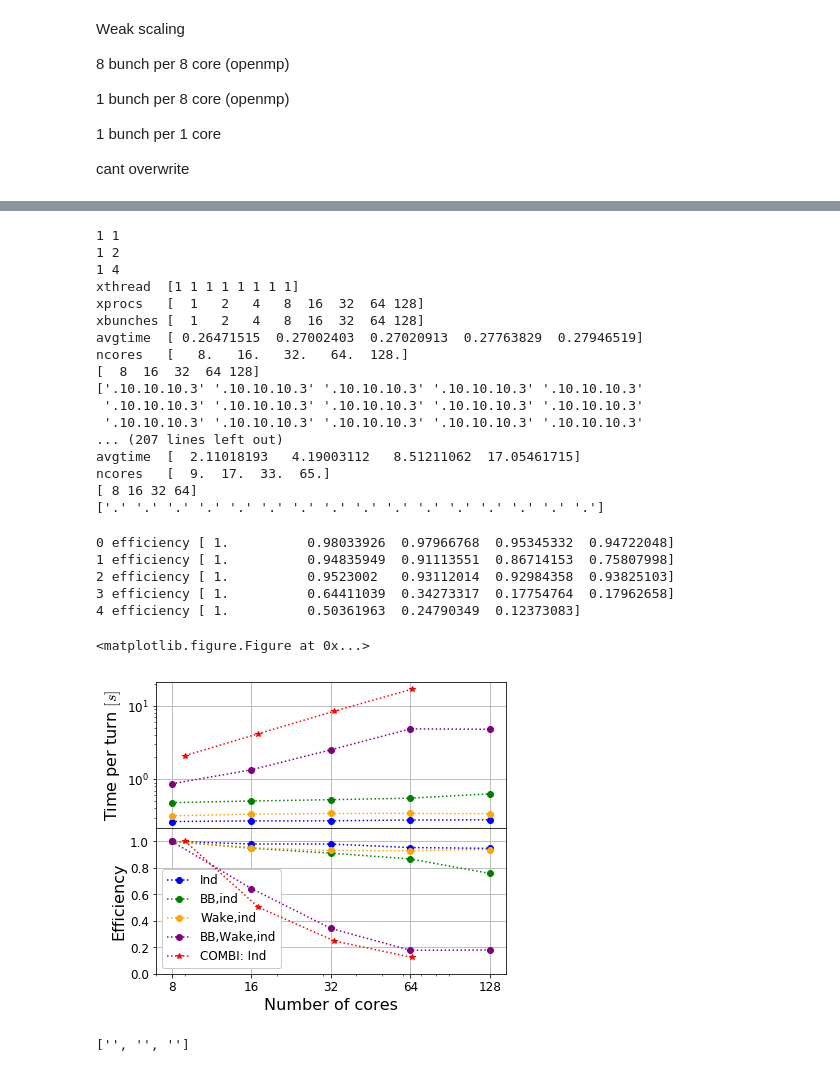
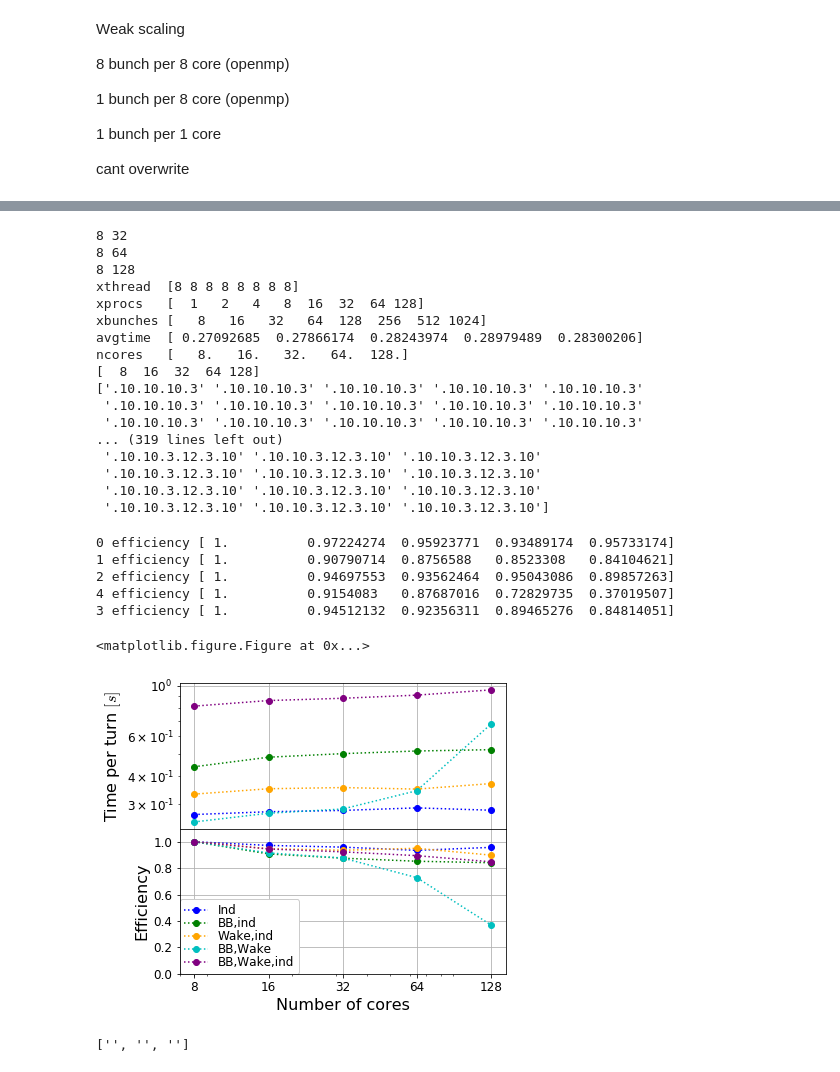
Before and after one commit to sondrevf/Ipython_Cern, a Jupyter notebook: 02_COMBIp/PlotCOMBIp_timing.ipynb, the cells around one changed output, grey strips where cells are left out. Saved outputs shown, nothing was run; the diff lists cells and outputs as text; code cells hidden in the pictures.

```diff
--- a/02_COMBIp/PlotCOMBIp_timing.ipynb
+++ b/02_COMBIp/PlotCOMBIp_timing.ipynb
@@ -135,9 +140,9 @@ for method in [1,2,3]:
         elif study==2:
             xprocs = np.array([1,2,3,4,5,6,7,8,9,10,  20,20,20,20,20,20,20,20,20])
             xthread =np.array([1,1,1,1,1,1,1,1,1,1,    1,2 ,3 ,4 ,5 ,6 ,8 ,10,12])
-        elif study==4:
+        elif study==4 or study==5:
             nmpi=4
-            if j==2:
+            if j==2 or study==5:
                 xprocs = np.array([1,2,3,4,5,6,7,8,9,10,  20,20,20,20,20,20,20,20,20])
                 xthread =np.array([1,1,1,1,1,1,1,1,1,1,    1,2 ,3 ,4 ,5 ,6 ,8 ,10,12])
 
@@ -156,9 +161,9 @@ for method in [1,2,3]:
             elif study==2:
                 xprocs = np.array([1,2,3,4,5,6,7,8,10,12,16,  16,16,16,16,16,16,16,16,16,16])
                 xthread =np.array([1,1,1,1,1,1,1,1,1 ,1 ,1 ,  1 ,2 ,3 ,4 ,5 ,6 ,8 ,10,12,16])
-            elif study==4:
+            elif study==4 or study==5:
                 nmpi=4
-                if j==2:
+                if j==2 or study==5:
                     xprocs = np.array([1,2,3,4,5,6,7,8,10,12,16,16,16,16,16,16,16,16,16,16])
                     xthread =np.array([1,1,1,1,1,1,1,1,1 ,1 ,1 ,2 ,3 ,4 ,5 ,6 ,8 ,10,12,16])
 
@@ -174,7 +179,7 @@ for method in [1,2,3]:
         xthread=np.array([1,2,3,4,5,6,7,8,9,10,11,12,13,14])
         if study==1 or study==3:
             xprocs =np.ones_like(xthread)*[11,9][bool_8]
-        elif study==2 or study==4:
+        elif study==2 or study==4 or study == 5:
             xprocs =np.ones_like(xthread)*[21,17][bool_8]
         nproc=cdata[:,0]
         nthrd=cdata[:,1]
@@ -479,11 +494,12 @@ dstr = np.genfromtxt(wfname,dtype='str')
 dstr = dstr[:,6]
 
 
-method=1  # 1.1   8.8    1.8
+method=2  # 1.1   8.8    1.8
 combi_study=1
-strings = ['.3','.10.10.10.3','.12.3','.10.10.10.12.3','.']
-for study in [0,1,2,3,4]:
-    if study == 4 and method>1.5:
+strings = ['.3','.10.10.10.3','.12.3','.10.10.10.12.3','.10.10.12.10','.']
+strings = ['.3','.10.10.10.3','.12.3','.10.10.3.12.3.10','.10.10.12.10','.']
+for study in [0,1,2,3,4,5]:
+    if study == 5 and method>1.5:
         continue
     xstrn = strings[study]
     xprocs = np.array([1,2,4,8,16,32,64,128])
@@ -499,7 +515,7 @@ for study in [0,1,2,3,4]:
         xthread = np.ones_like(xprocs)*8
         xbunches= xprocs
 
-    if study == 4: #COMBI
+    if study == 5: #COMBI
         if combi_study==1:
             wcdata = np.loadtxt(wcfname+"inco",comments=" .")
         elif combi_study==2:
@@ -550,6 +566,9 @@ for study in [0,1,2,3,4]:
         time_wakeBB=avgtime
         core_wakeBB=ncores
     elif study==4:
+        time_wakeBBnoI=avgtime
+        core_wakeBBnoI=ncores
+    elif study==5:
         time_combi=avgtime
         core_combi=ncores
 
@@ -562,23 +581,23 @@ for study in [0,1,2,3,4]:
 
     print( dstr)
 # %% [output]
-1 1
-1 2
-1 4
-xthread  [1 1 1 1 1 1 1 1]
+8 32
+8 64
+8 128
+xthread  [8 8 8 8 8 8 8 8]
 xprocs   [  1   2   4   8  16  32  64 128]
-xbunches [  1   2   4   8  16  32  64 128]
-avgtime  [ 0.26471515  0.27002403  0.27020913  0.27763829  0.27946519]
+xbunches [   8   16   32   64  128  256  512 1024]
+avgtime  [ 0.27092685  0.27866174  0.28243974  0.28979489  0.28300206]
 ncores   [   8.   16.   32.   64.  128.]
 [  8  16  32  64 128]
 ['.10.10.10.3' '.10.10.10.3' '.10.10.10.3' '.10.10.10.3' '.10.10.10.3'
  '.10.10.10.3' '.10.10.10.3' '.10.10.10.3' '.10.10.10.3' '.10.10.10.3'
  '.10.10.10.3' '.10.10.10.3' '.10.10.10.3' '.10.10.10.3' '.10.10.10.3'
-... (207 lines left out)
-avgtime  [  2.11018193   4.19003112   8.51211062  17.05461715]
-ncores   [  9.  17.  33.  65.]
-[ 8 16 32 64]
-['.' '.' '.' '.' '.' '.' '.' '.' '.' '.' '.' '.' '.' '.' '.' '.']
+... (319 lines left out)
+ '.10.10.3.12.3.10' '.10.10.3.12.3.10' '.10.10.3.12.3.10'
+ '.10.10.3.12.3.10' '.10.10.3.12.3.10' '.10.10.3.12.3.10'
+ '.10.10.3.12.3.10' '.10.10.3.12.3.10' '.10.10.3.12.3.10'
+ '.10.10.3.12.3.10' '.10.10.3.12.3.10' '.10.10.3.12.3.10']
 # %%
 fig2 = plt.figure(2)
 
@@ -594,19 +613,19 @@ ax1.grid(True) ; ax2.grid(True)
 # ax1.get_xaxis().set_visible(False)
 
 
-cols = ['b','g','orange','purple','r']
-ms = ['o','o','o','o','*']
+cols = ['b','g','orange','purple','c','r']
+ms = ['o','o','o','o','o','*']
 if 1:
-    XS = [core_inco,core_BB,core_wake,core_wakeBB,core_combi]
-    YS = [time_inco,time_BB,time_wake,time_wakeBB,time_combi]
-    labs = ['Ind','BB,ind','Wake,ind','BB,Wake,ind','COMBI: Ind']
+    XS = [core_inco,core_BB,core_wake,core_wakeBB,core_wakeBBnoI,core_combi]
+    YS = [time_inco,time_BB,time_wake,time_wakeBB,time_wakeBBnoI,time_combi]
+    labs = ['Ind','BB,ind','Wake,ind','BB,Wake,ind','BB,Wake','COMBI: Ind']
 else:
     XS = [cores11,cores88,cores18]
     YS = [time11,time88,time18]
     labs = ['1 bunch per core proc','8 bunch per 8 core proc','1 bunch per 8 core proc']
 
-for i in [0,1,2,3,4]:
-    if i ==4 and method>1.3: continue
+for i in [0,1,2,4,3,5]:
+    if i ==5 and method>1.3: continue
     print(i,'efficiency',YS[i][0]/YS[i])
     plt.figure(1)
     ax1.loglog(XS[i],YS[i],':'+ms[i],c=cols[i])
@@ -623,40 +642,40 @@ for i in [0,1,2,3,4]:
 #     print('ncores',XS[i])
 
 #     plt.figure(2)
 #     plt.loglog(XS[i],time_serial/YS[i],''+ms[i]+cols[i])
 #     if i<2:
 #         plt.loglog(temp,amdahl(temp,popt),cols[i],label=r"Amdahl: $p=%.3f$"%popt)
 
 
 plt.figure(1)
 ax2.set_ylim(0,1.1)
 # ax1.set_ylim(0.01,1)
 # ax1.legend(loc=0,framealpha=0.5)
-ax2.legend(loc=0,framealpha=1).set_zorder(2)
+ax2.legend(loc=(0,0),framealpha=1,labelspacing=0).set_zorder(2)
 ax1.set_xticks(2**np.arange(3,8))
 ax2.set_xticks(2**np.arange(3,8))
 ax1.tick_params(labelbottom=False)
 ax2.set_xticklabels(2**np.arange(8))
 
 
 ax1.set_xticks(2**np.arange(3,8))
 ax2.set_xticks(2**np.arange(3,8))
 ax2.set_xticklabels(2**np.arange(3,8))
 plt.tight_layout()
 plt.subplots_adjust(hspace=0)
 plt.savefig("00_Plots/PHPC_weakscaling"+wsuffix+"_%d.png"%method)
 plt.savefig("00_Plots/PHPC_weakscaling"+wsuffix+"_%d.eps"%method)
 
 
 # plt.figure(2)
 # %% [output]
-0 efficiency [ 1.          0.98033926  0.97966768  0.95345332  0.94722048]
-1 efficiency [ 1.          0.94835949  0.91113551  0.86714153  0.75807998]
-2 efficiency [ 1.          0.9523002   0.93112014  0.92984358  0.93825103]
-3 efficiency [ 1.          0.64411039  0.34273317  0.17754764  0.17962658]
-4 efficiency [ 1.          0.50361963  0.24790349  0.12373083]
+0 efficiency [ 1.          0.97224274  0.95923771  0.93489174  0.95733174]
+1 efficiency [ 1.          0.90790714  0.8756588   0.8523308   0.84104621]
+2 efficiency [ 1.          0.94697553  0.93562464  0.95043086  0.89857263]
+4 efficiency [ 1.          0.9154083   0.87687016  0.72829735  0.37019507]
+3 efficiency [ 1.          0.94512132  0.92356311  0.89465276  0.84814051]
 <matplotlib.figure.Figure at 0x...>
-[figure, old version]
+[figure, new version]
 # %%
 ['']*3
 # %% [output]
```
Also changed, not shown: parts of 4 cells of this notebook.
